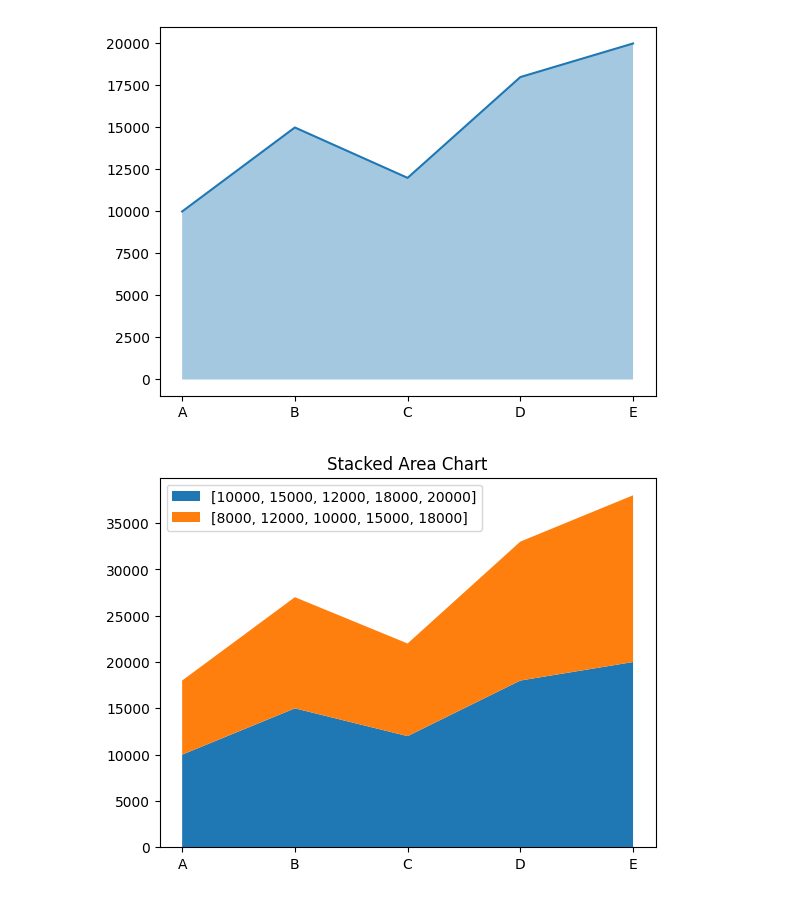
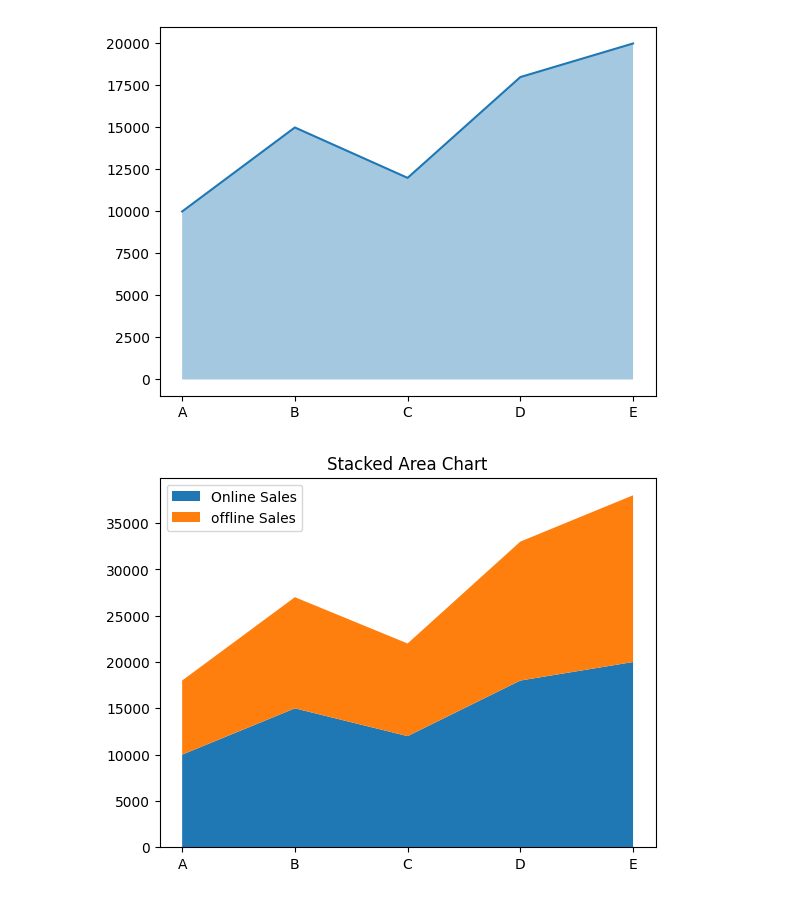
Before and after one commit to satvik231/Python-Data-Visualization, a Jupyter notebook: Visualization.ipynb, the cells around one changed output. Drawn from its saved outputs; the diff is of its cells as text; code cells hidden in the pictures.

```diff
--- a/Visualization.ipynb
+++ b/Visualization.ipynb
@@ -221,9 +221,9 @@ plt.show()
 # %% [output]
 [figure]
 # %%
-plt.stackplot(categories,online_sales,offline_sales,labels=[online_sales,offline_sales])
+plt.stackplot(categories,online_sales,offline_sales,labels=["Online Sales","offline Sales"])
 plt.title("Stacked Area Chart")
 plt.legend()
 plt.show()
 # %% [output]
-[figure, old version]
+[figure, new version]
```
